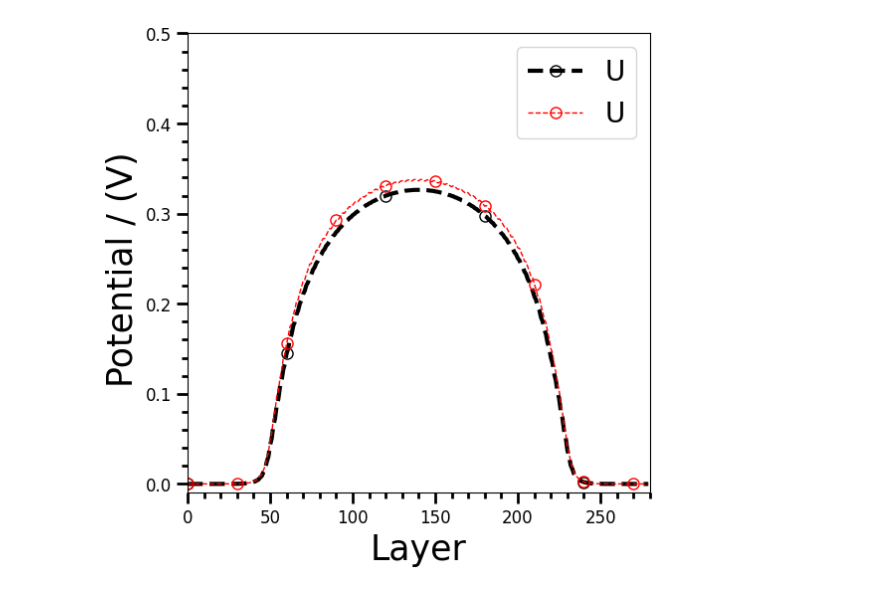
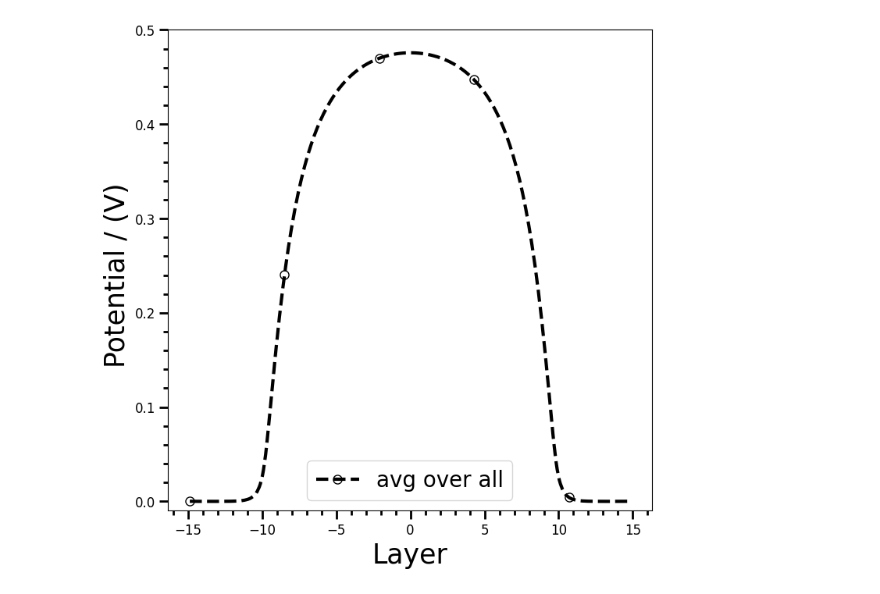
Before and after one commit to AMReX-Microelectronics/Electrostatic, a Jupyter notebook: Tools/Average_Phi.ipynb, the cells around one changed output. Drawn from its saved outputs; the diff is of its cells as text; code cells hidden in the pictures.

Commit message:
verified field averaging routines

```diff
--- a/Tools/Average_Phi.ipynb
+++ b/Tools/Average_Phi.ipynb
@@ -33,34 +36,56 @@ for f in range(0,num_CNT_Files):
         counter = counter + 1
     layer[f]      = [x[0] for x in lst]
     avg_field[f]  = [x[1] for x in lst]
+# %%
+acc = 0.142 #nm
+nring_per_unitcell = 4 #for a zigzag nanotube
+axial_loc = np.empty(num_layers,dtype=float)
+Y_offset = -15.0165 #nm
+def get_axial_loc(r,ACC):
+    y=0.
+    if(r % 2 == 0):
+        y = ACC
+    elif (r%2 == 1):
+        y = ACC/2
+    return y
+
+axial_loc[0]=acc
+
+for l in range(1,num_layers):
+    rID_in_unitcell = l%nring_per_unitcell
+#    print(rID_in_unitcell)
+    axial_loc[l] = axial_loc[l-1] + get_axial_loc(rID_in_unitcell,acc)
+
+for l in range(0,num_layers):
+    axial_loc[l] += Y_offset
 # %%
 fig, ax1 = plt.subplots(1,1)
-fig.set_size_inches(6,6)
+fig.set_size_inches(8,8)
 fig.patch.set_facecolor('white')
 ax1.patch.set_facecolor('white')
 
-ax1.plot(layer[0], avg_field[0], 'k',linewidth=3,linestyle='dashed',
-         marker='o',fillstyle='none',markevery=60,markersize=8,label=r'U')
-
-ax1.plot(layer[1], avg_field[1], 'r',linewidth=1,linestyle='dashed',
-         marker='o',fillstyle='none',markevery=30,markersize=8,label=r'U')
+ax1.plot(axial_loc, avg_field[0], 'k',linewidth=3,linestyle='dashed',
+         marker='o',fillstyle='none',markevery=60,markersize=8,label=r'avg over all')
 
 # ax1.plot(layer[1], avg_field[1], 'r',linewidth=1,linestyle='dashed',
-#          marker='o',fillstyle='none',markevery=30,markersize=8,label=r'U')
+#          marker='o',fillstyle='none',markevery=30,markersize=8,label=r'at 8th atom')
+
+# ax1.plot(layer[2], avg_field[2], 'b',linewidth=1,linestyle='dashed',
+#          marker='o',fillstyle='none',markevery=30,markersize=8,label=r'avg over 0 4 8 12 atoms')
 
 ax1.legend(prop={'size': 20},loc='best')
 ax1.tick_params(which='minor', width=2, length=4, color='k')
 ax1.tick_params(which='major', width=2, length=8, color='k')
 
 ax1.xaxis.set_minor_locator(ticker.AutoMinorLocator())
 ax1.yaxis.set_minor_locator(ticker.AutoMinorLocator())
 ax1.legend(prop={'size': 20},loc='best')
 
 ax1.set_ylim(-0.01,0.5)
-ax1.set_xlim(0,num_layers)
+#ax1.set_xlim(0,num_layers)
 
 ax1.set_xlabel(r'Layer', fontsize=25)
 ax1.set_ylabel(r'Potential / (V) ', fontsize=25)
 plt.savefig('Layer_vs_Potential.png', bbox_inches = "tight")
 # %% [output]
-[figure, old version]
+[figure, new version]
```
Also changed, not shown: parts of 2 cells of this notebook, 5 other files.
